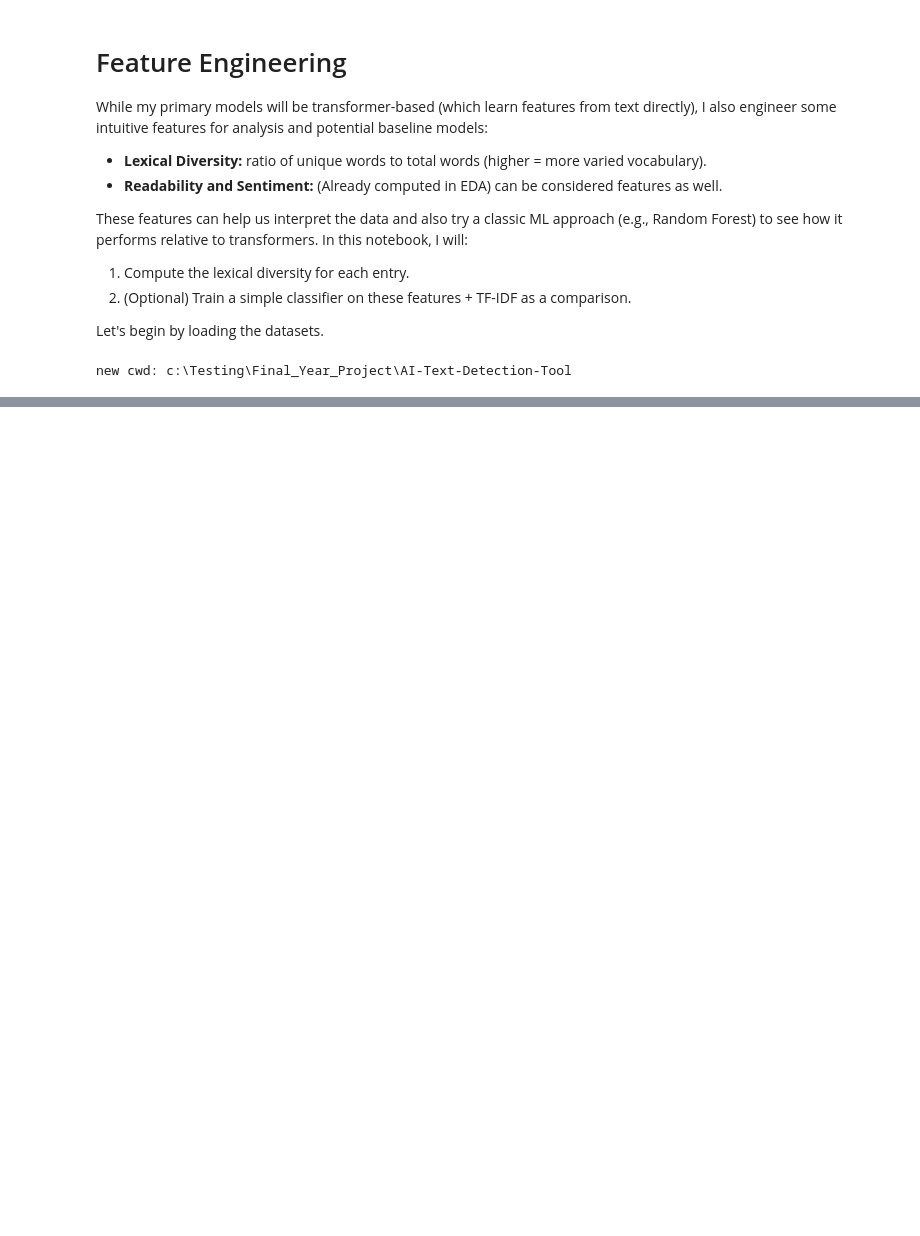
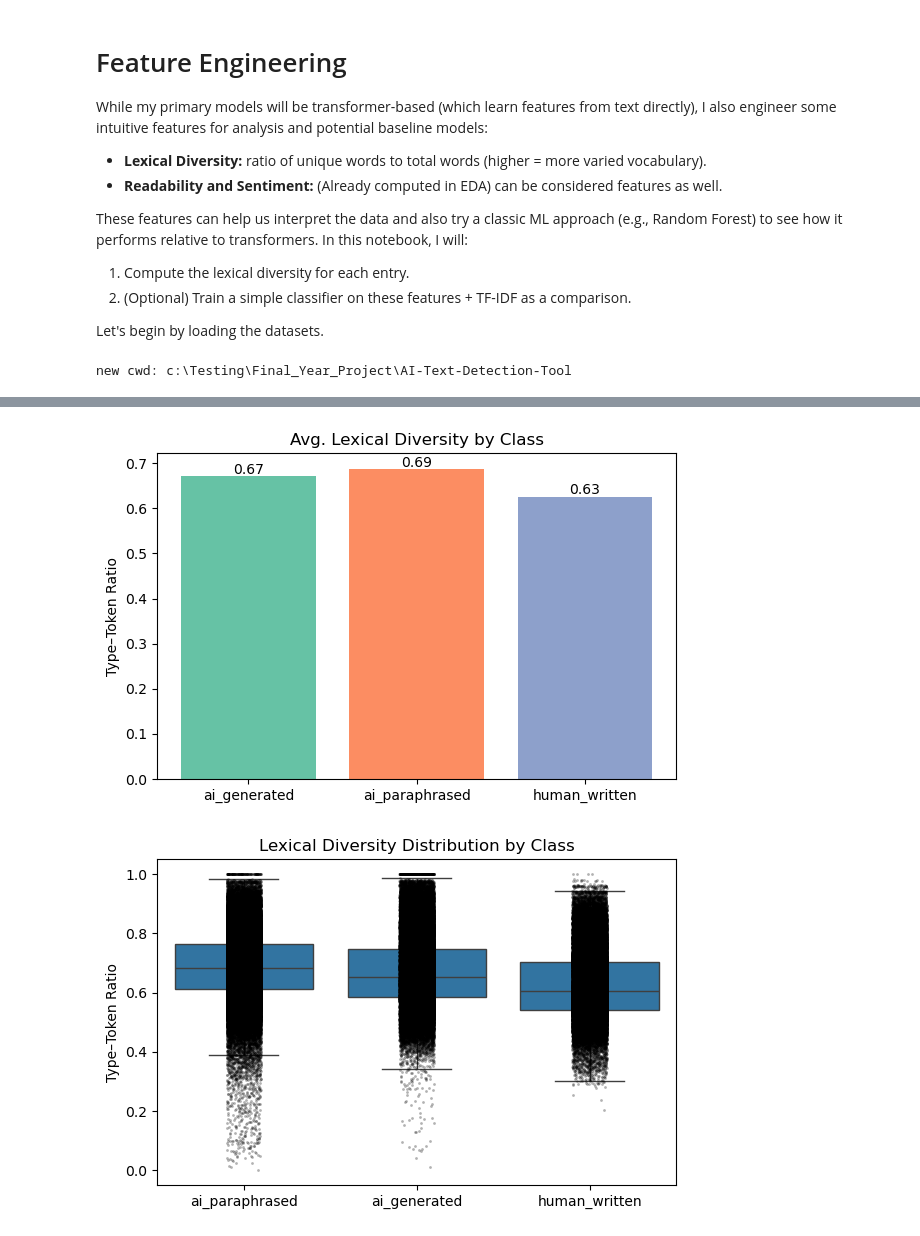
Before and after one commit to MichaelShpyl/AI-Text-Detection-Tool, a Jupyter notebook: notebooks/03_feature_engineering.ipynb, the cells around one changed output, grey strips where cells are left out. Cells and saved outputs as stored; diff of their text form; code cells hidden in the pictures; blank space fills up the shorter version.

```diff
--- a/notebooks/03_feature_engineering.ipynb
+++ b/notebooks/03_feature_engineering.ipynb
@@ -30,0 +64,45 @@ Train: 309520, Val: 38690, Test: 38691
+# %%
+import matplotlib.pyplot as plt
+import seaborn as sns
+
+# 1) Average TTR: Matplotlib bar → no warning
+lex_avg = train_df.groupby('label')['lexical_diversity'].mean().reset_index()
+colors = ['#66c2a5','#fc8d62','#8da0cb']  # Set2 palette
+
+plt.figure(figsize=(6,4))
+plt.bar(lex_avg['label'], lex_avg['lexical_diversity'], color=colors)
+plt.title("Avg. Lexical Diversity by Class")
+plt.ylabel("Type–Token Ratio")
+plt.xlabel("")
+for i, h in enumerate(lex_avg['lexical_diversity']):
+    plt.text(i, h+0.005, f"{h:.2f}", ha='center')
+plt.tight_layout()
+plt.show()
+
+
+# 2) Distribution: Seaborn box+strip, drop palette
+plt.figure(figsize=(6,4))
+ax = sns.boxplot(
+    data=train_df,
+    x='label',
+    y='lexical_diversity',
+    showfliers=False
+)
+sns.stripplot(
+    data=train_df,
+    x='label',
+    y='lexical_diversity',
+    color='k',
+    size=2,
+    alpha=0.3,
+    dodge=True,
+    ax=ax
+)
+ax.set_title("Lexical Diversity Distribution by Class")
+ax.set_ylabel("Type–Token Ratio")
+ax.set_xlabel("")
+plt.tight_layout()
+plt.show()
+# %% [output]
+[figure, added]
+[figure, added]
```
Also changed, not shown: parts of 6 cells of this notebook.
